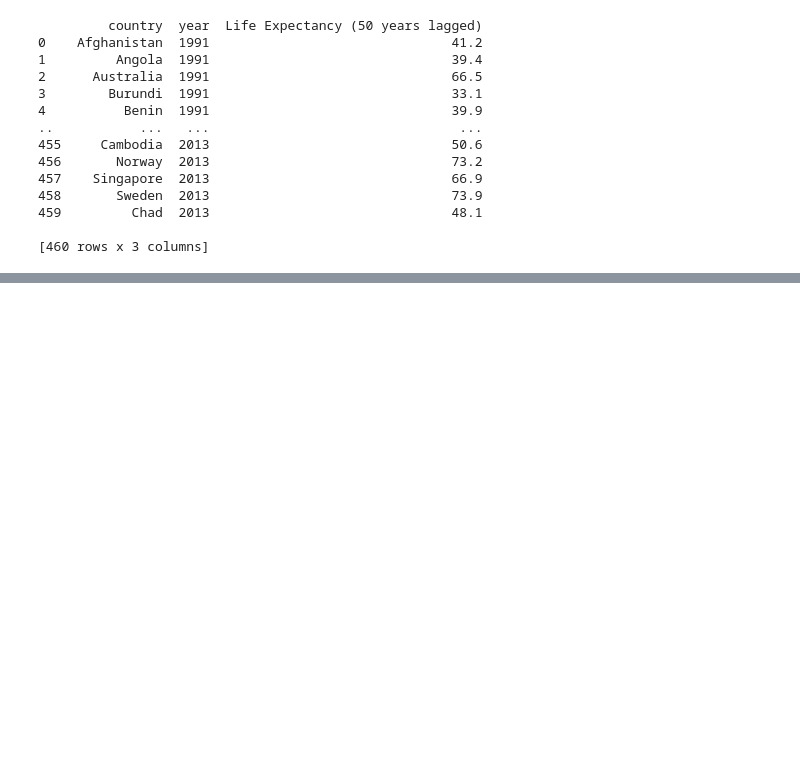
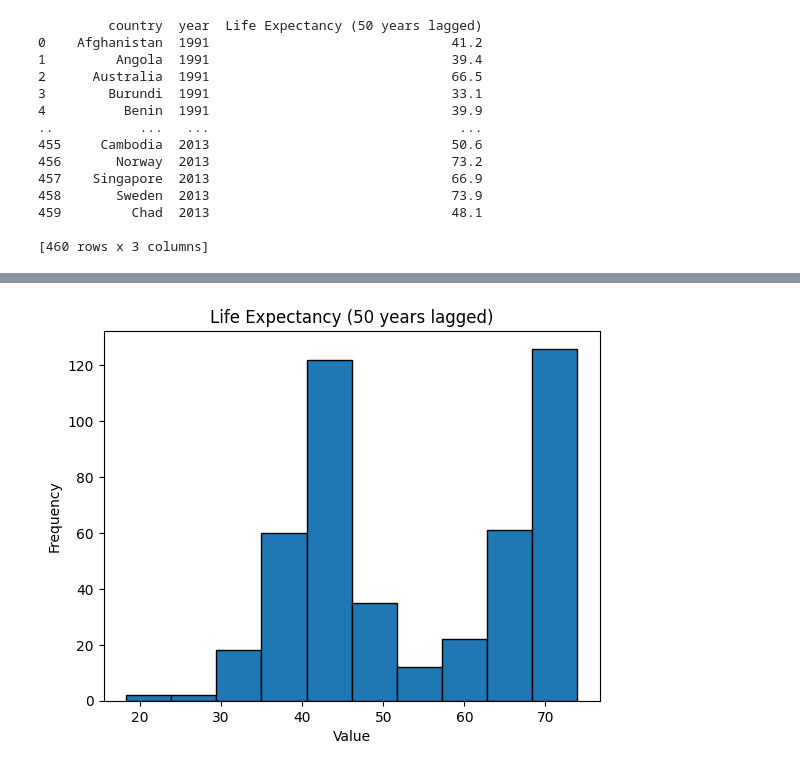
Before and after one commit to ashleyr05/DS4002-Project2, a Jupyter notebook: SCRIPTS/data_cleaning.ipynb, the cells around one changed output, grey strips where cells are left out. Cells and saved outputs as stored; diff of their text form; code cells hidden in the pictures; blank space fills up the shorter version.

Commit message:
creating visualizations for data appendix

```diff
--- a/SCRIPTS/data_cleaning.ipynb
+++ b/SCRIPTS/data_cleaning.ipynb
@@ -72,6 +77,9 @@ education_filtered.insert(0, 'category', 'OWID Education Index')
 
 education_melted = pd.melt(education_filtered, id_vars=['category', 'country'], var_name='year', value_name='OWID Education Index')
 education_melted.drop(columns=['category'], inplace=True)
+
+education_melted['OWID Education Index'] = education_melted['OWID Education Index'].astype(float)
+
 print(education_melted)
 # %% [output]
          country  year  OWID Education Index
@@ -97,6 +105,10 @@ agWorkers_filtered.insert(0, 'category', 'Agriculture Workers (%)')
 
 agWorkers_melted = pd.melt(agWorkers_filtered, id_vars=['category', 'country'], var_name='year', value_name='Agriculture Workers (%)')
 agWorkers_melted.drop(columns=['category'], inplace=True)
+
+agWorkers_melted['Agriculture Workers (%)'] = agWorkers_melted['Agriculture Workers (%)'].astype(float)
+
+
 print(agWorkers_melted)
 # %% [output]
          country  year  Agriculture Workers (%)
@@ -302,6 +316,8 @@ final_df.insert(2, 'developed?', final_df.pop('developed?'))
 
 final_df.to_csv('final_data.csv', index=False)
 
+final_df['year'] = final_df['year'].astype(int)
+
 print(final_df.head())
 # %% [output]
        country  year developed?    GDP  OWID Education Index  \
@@ -323,0 +356,3 @@ print(final_df.head())
+# %%
+data = final_df['Life Expectancy (50 years lagged)']
+data.describe()
@@ -323,0 +369,14 @@ print(final_df.head())
+# %%
+import matplotlib.pyplot as plt
+
+plt.hist(data, edgecolor='black')
+
+# Add labels and title
+plt.xlabel('Value')
+plt.ylabel('Frequency')
+plt.title('Life Expectancy (50 years lagged)')
+
+# Show plot
+plt.show()
+# %% [output]
+[figure, added]
```
Also changed, not shown: parts of 5 cells of this notebook.
